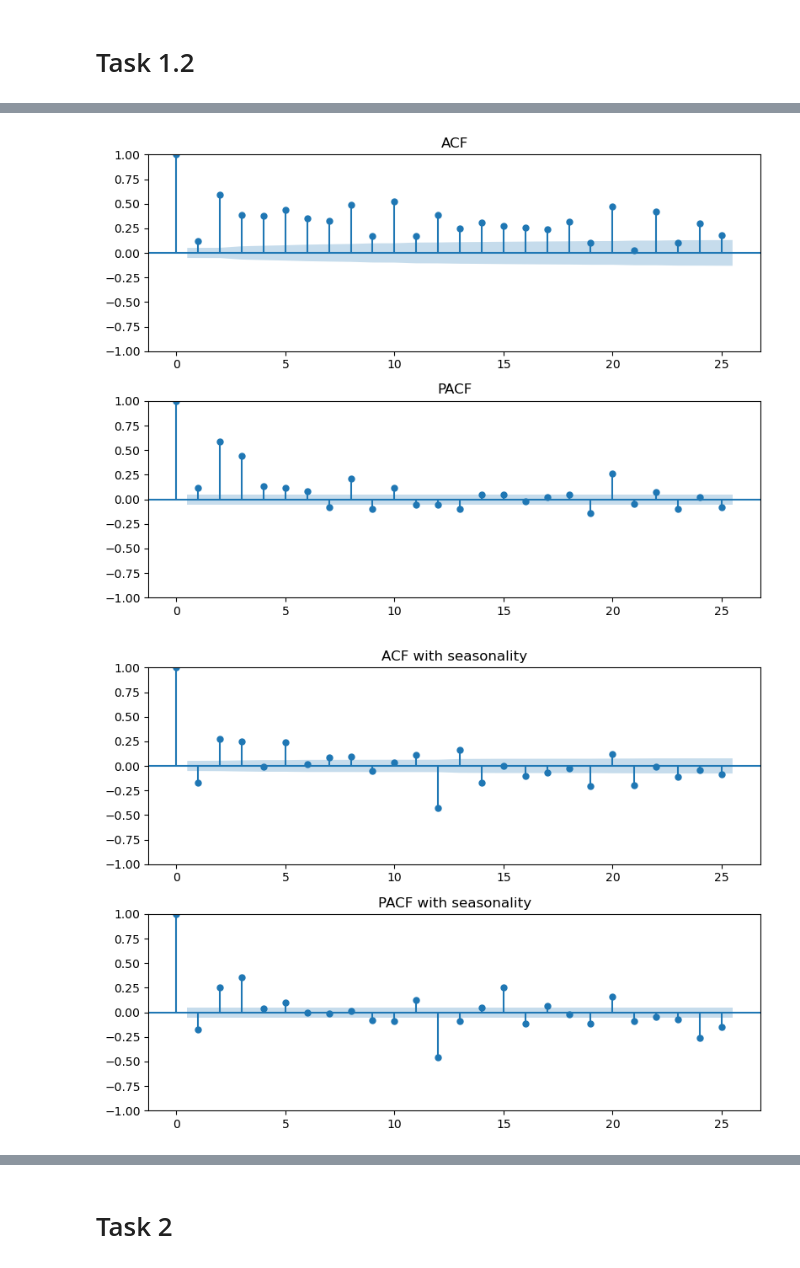
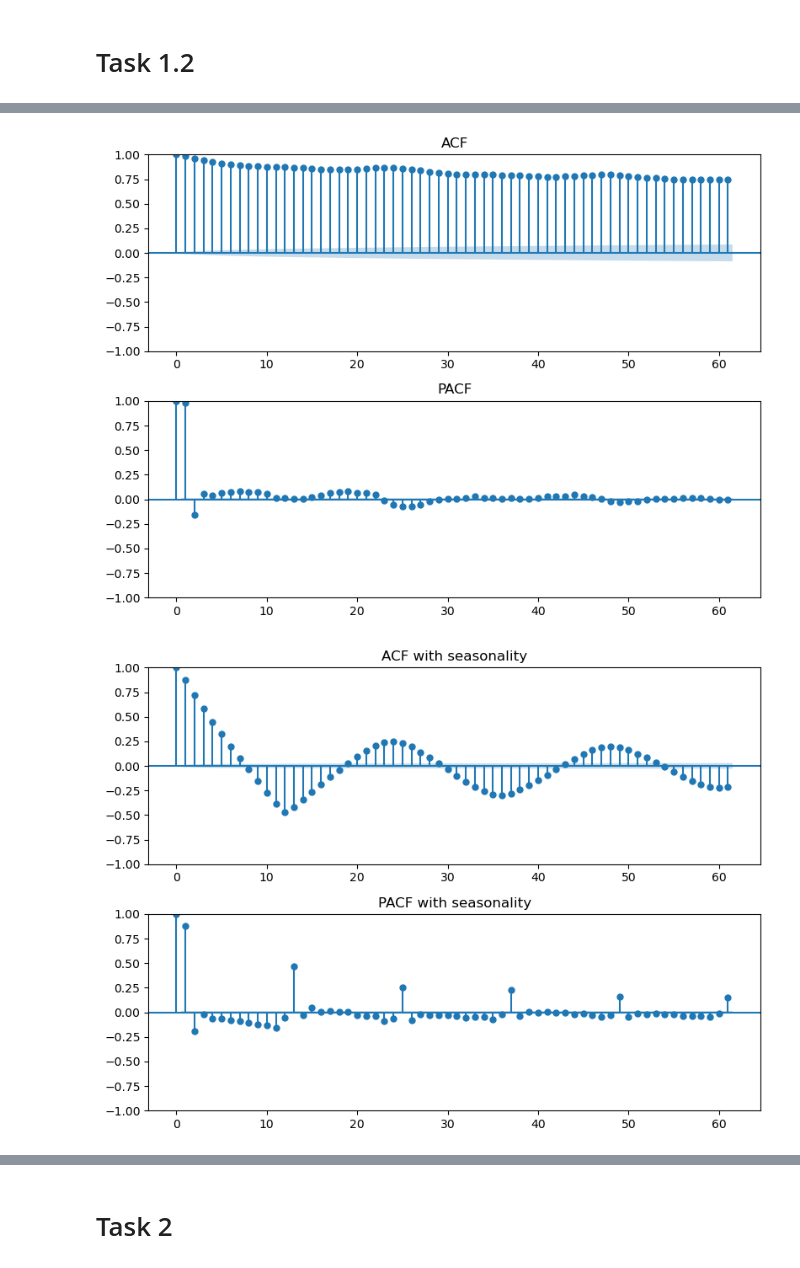
Before and after one commit to s175644/Energy-Analytics---assignment-2, a Jupyter notebook: Assignment_2_task_1,2&4.ipynb, the cells around one changed output, grey strips where cells are left out. Saved outputs shown, nothing was run; the diff lists cells and outputs as text; code cells hidden in the pictures.

```diff
--- a/Assignment_2_task_1,2&4.ipynb
+++ b/Assignment_2_task_1,2&4.ipynb
@@ -230,10 +233,18 @@ RMSE for the persistence forecast:  248.88782621366917
 start_date = pd.Timestamp('2023-10-01 00:00:00')
 end_date = pd.Timestamp('2023-12-31 23:00:00')
 
+file_P = os.path.join(os.getcwd(),'ProdConData.csv')
+df_data = pd.read_csv(file_P)
+df_data["HourUTC"] = pd.to_datetime(df_data["HourUTC"])
+df_data = df_data.loc[df_data["HourUTC"].dt.year.isin([2019,2020,2021,2022,2023])]
+df_data = df_data[df_data['PriceArea'] == 'DK2']
+df_data = df_data.reset_index(drop=True)
+
 # Filter the data and reset indec
-data = df_data[(df_prices['HourUTC'] >= start_date) & (df_data['HourUTC'] <= end_date)]
+data = df_data[(df_prices["HourUTC"] >= start_date) & (df_data["HourUTC"] <= end_date)]
+data = data[(df_prices["HourUTC"].dt.date >= start_date.date()) & (df_prices["HourUTC"].dt.date <= end_date.date())]
 data = data.reset_index(drop=True)
-data = data[(df_prices['HourUTC'].dt.date >= start_date.date()) & (df_prices['HourUTC'].dt.date <= end_date.date())]
+
 CentralPowerMWH = data['CentralPowerMWh'].values
 centraltrain, centraltest = model_selection.train_test_split(CentralPowerMWH, test_size=744)
 
@@ -249,34 +260,37 @@ ValueError: test_size=744 should be either positive and smaller than the number
 # %%
 
 # Plot ACF/PACF plots
 fig, ax = plt.subplots(2, 1, figsize=(8, 6))
 
+# Determine lag for ACF/PACF plots
+lag = 12*5+1
+
 # Check ACF plot
-sm.graphics.tsa.plot_acf(centraltrain, title = "ACF", lags=25, ax=ax[0])
+sm.graphics.tsa.plot_acf(df_data["CentralPowerMWh"], title = "ACF", lags= lag, ax=ax[0])
 
 # Check the PACF plot
-sm.graphics.tsa.plot_pacf(centraltrain, title = "PACF", lags=25, ax=ax[1])
+sm.graphics.tsa.plot_pacf(df_data["CentralPowerMWh"], title = "PACF", lags= lag, ax=ax[1])
 
 plt.tight_layout()
 plt.show()
 
 # from the previously plot a seasonal pattern is observed, thus we will take the difference of the data with a lag of 12
-centraltrain12 = pm.utils.diff(centraltrain,12)
+centraltrain12 = pm.utils.diff(df_data["CentralPowerMWh"],12)
 
 # Plot ACF/PACF plots
 fig, ax = plt.subplots(2, 1, figsize=(8, 6))
 
 # Check ACF plot
-sm.graphics.tsa.plot_acf(centraltrain12, lags=25, title="ACF with seasonality", ax=ax[0])
+sm.graphics.tsa.plot_acf(centraltrain12, lags=lag, title="ACF with seasonality", ax=ax[0])
 
 # Check the PACF plot
-sm.graphics.tsa.plot_pacf(centraltrain12, lags=25, title="PACF with seasonality", ax=ax[1])
+sm.graphics.tsa.plot_pacf(centraltrain12, lags=lag, title="PACF with seasonality", ax=ax[1])
 
 plt.tight_layout()
 plt.show()
 # %% [output]
-[figure, old version]
+[figure, new version]
-[figure, old version]
+[figure, new version]
 # %%
 
 Central_S = pm.auto_arima(centraltrain, trace = True, seasonal=True, m = 12)
```
Also changed, not shown: parts of 12 cells of this notebook.
